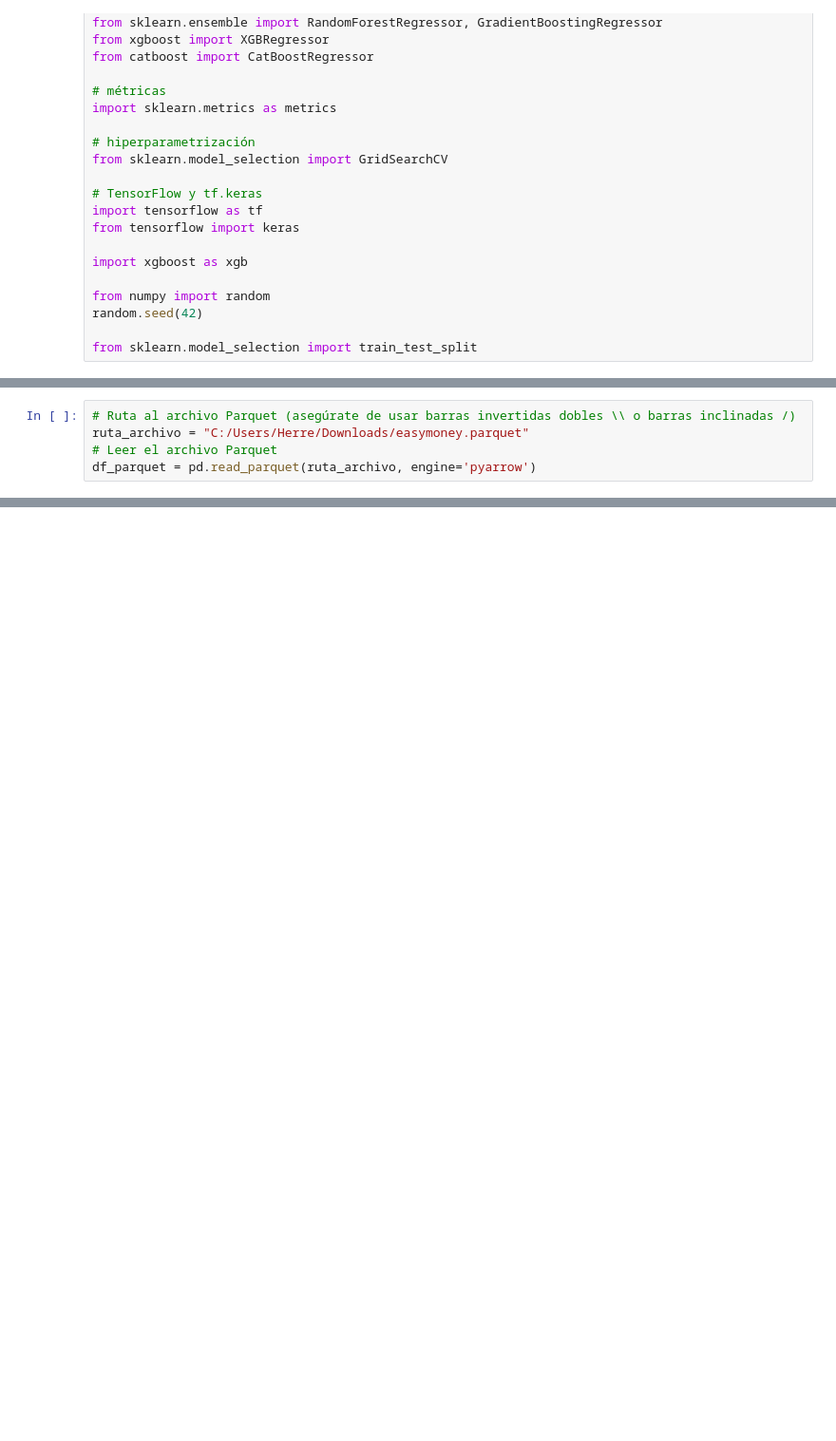
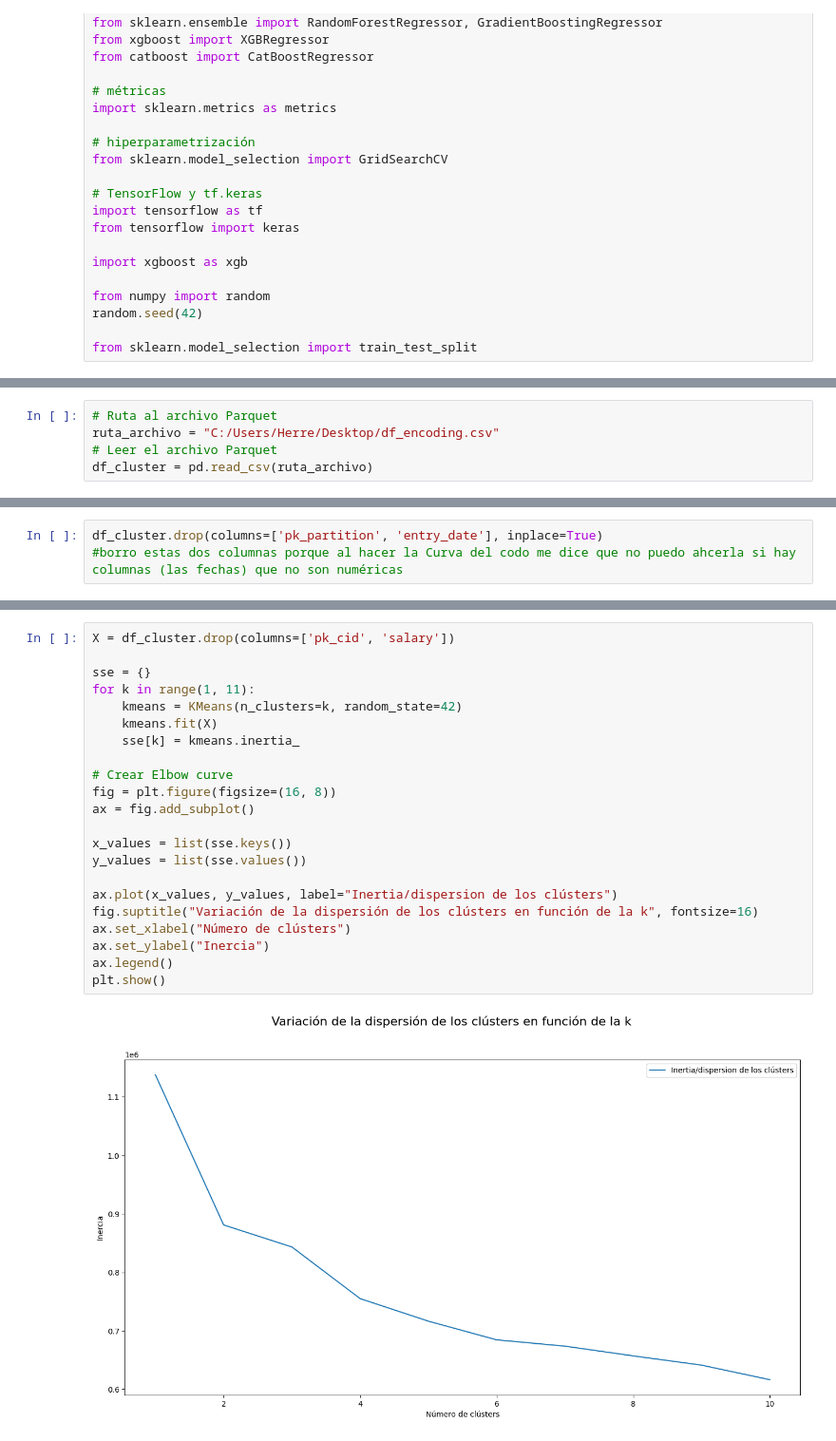
Before and after one commit to Kasoa8/Nuclio_EasyMoney, a Jupyter notebook: Segmentacion.ipynb, the cells around one changed output, grey strips where cells are left out. Shown at 95% size. Drawn from its saved outputs; the diff is of its cells as text; blank space fills up the shorter version.

```diff
--- a/Segmentacion.ipynb
+++ b/Segmentacion.ipynb
@@ -70,5 +60,5 @@ Requirement already satisfied: numpy>=1.16.6 in c:\users\herre\appdata\local\pro
 # %%
-# Ruta al archivo Parquet (asegúrate de usar barras invertidas dobles \\ o barras inclinadas /)
-ruta_archivo = "C:/Users/Herre/Downloads/easymoney.parquet"
+# Ruta al archivo Parquet
+ruta_archivo = "C:/Users/Herre/Desktop/df_encoding.csv"
 # Leer el archivo Parquet
-df_parquet = pd.read_parquet(ruta_archivo, engine='pyarrow')
+df_cluster = pd.read_csv(ruta_archivo)
@@ -90,0 +83,3 @@ df_parquet
+# %%
+df_cluster.drop(columns=['pk_partition', 'entry_date'], inplace=True)
+#borro estas dos columnas porque al hacer la Curva del codo me dice que no puedo ahcerla si hay columnas (las fechas) que no son numéricas
@@ -90,0 +97,24 @@ df_parquet
+# %%
+X = df_cluster.drop(columns=['pk_cid', 'salary'])
+
+sse = {}
+for k in range(1, 11):
+    kmeans = KMeans(n_clusters=k, random_state=42)
+    kmeans.fit(X)
+    sse[k] = kmeans.inertia_
+
+# Crear Elbow curve
+fig = plt.figure(figsize=(16, 8))
+ax = fig.add_subplot()
+
+x_values = list(sse.keys())
+y_values = list(sse.values())
+
+ax.plot(x_values, y_values, label="Inertia/dispersion de los clústers")
+fig.suptitle("Variación de la dispersión de los clústers en función de la k", fontsize=16)
+ax.set_xlabel("Número de clústers")
+ax.set_ylabel("Inercia")
+ax.legend()
+plt.show()
+# %% [output]
+[figure, added]
```
Also changed, not shown: parts of 5 cells of this notebook.
